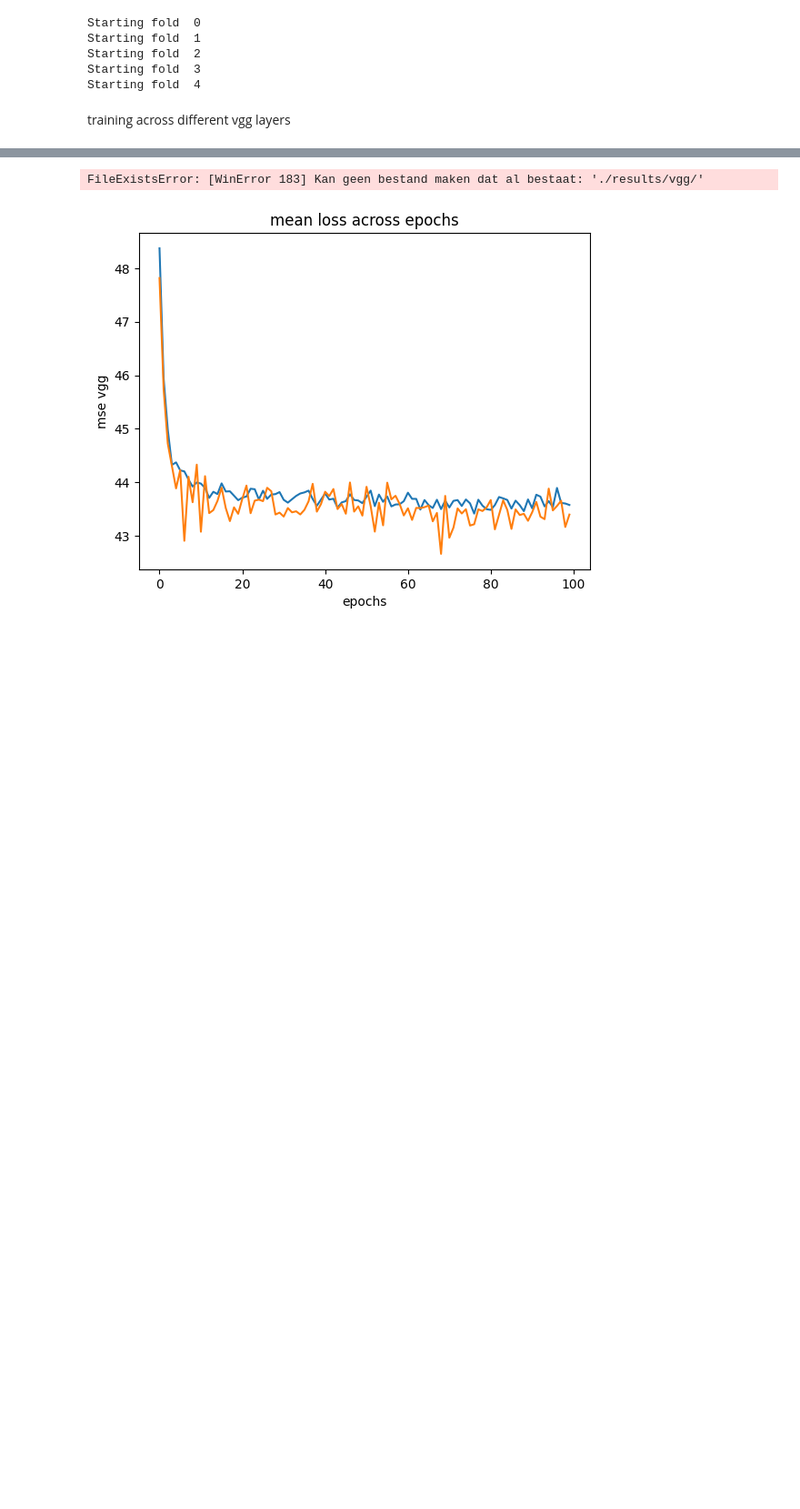
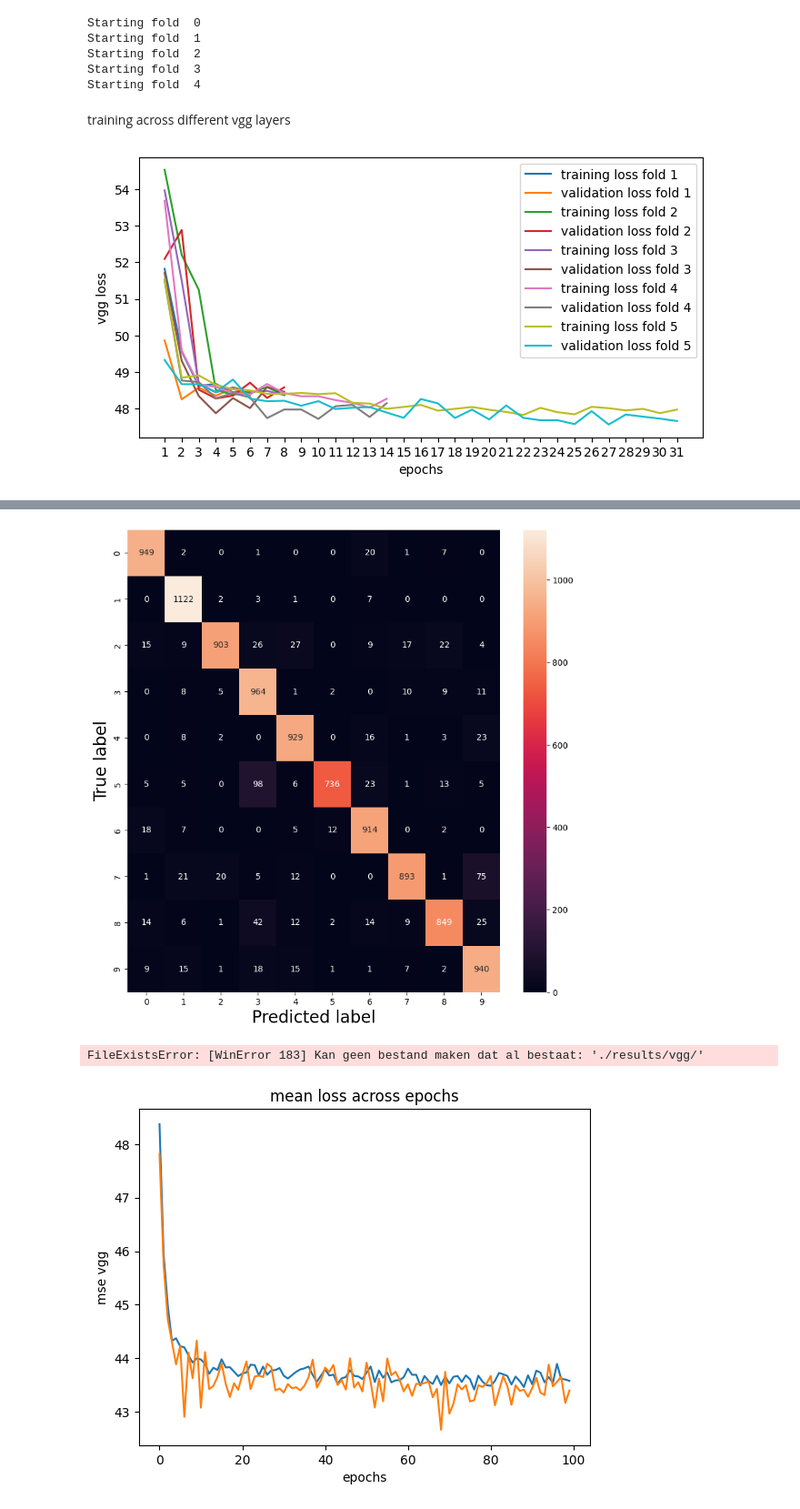
Before and after one commit to Lisa-dk/self-supervised-mnist, a Jupyter notebook: HTR_mwe.ipynb, the cells around one changed output, grey strips where cells are left out. Shown at 91% size. Cells and saved outputs as stored; diff of their text form; code cells hidden in the pictures; blank space fills up the shorter version.

```diff
--- a/HTR_mwe.ipynb
+++ b/HTR_mwe.ipynb
@@ -639,12 +639,12 @@ else:
 
 res_dir = f"./results/self_hcr/{loss_name}_{layer}"
 
-train_losses = [np.load(res_dir + f'/train_losses_epoch_f{fold}') for fold in range(len(folds))]
-val_losses = [np.load(res_dir + f'/validation_losses_epoch_f{fold}') for fold in range(len(folds))]
+train_losses = [np.load(res_dir + f'/train_losses_epoch_f{fold}.npy') for fold in range(len(folds))]
+val_losses = [np.load(res_dir + f'/validation_losses_f{fold}.npy') for fold in range(len(folds))]
 
 fig = plt.figure(figsize=(8, 4))
 
-max_epochs = max([len(train_losses[i]) for i in len(train_losses)])
+max_epochs = max([len(train_losses[i]) for i in range(len(train_losses))])
 for i in range(len(train_losses)):
 	plt.plot(np.arange(len(train_losses[i])), train_losses[i], label=f"training loss fold {i + 1}")
 	plt.plot(val_losses[i], label=f"validation loss fold {i + 1}")
@@ -662,41 +662,32 @@ plt.xticks(np.arange(0, max_epochs), labels = np.arange(1, max_epochs + 1))
 plt.xlabel("epochs")
 plt.ylabel(f"{loss_name} loss")
 if aug:
 	plt.savefig(f"./results/self_hcr_{loss_name}_loss_aug.png", dpi=300)
 else:
 	plt.savefig(f"./results/self_hcr_{loss_name}_loss.png", dpi=300)
 plt.show()
 
 
 models = [tf.keras.models.load_model(res_dir + f'/mnist_super_hcr_f{fold}.keras') for fold in range(len(folds))]
 preds = [model.predict(x_test) for model in models]
 
-mean_tr_acc = np.mean([res[i].history['acc'][-1] for i in range(len(res.keys()))])
-std_tr_acc = np.std([res[i].history['acc'][-1] for i in range(len(res.keys()))])
-
-print("Mean tr acc:", mean_tr_acc, "std tr acc:", std_tr_acc)
-
-mean_val_acc = np.mean([res[i].history['val_acc'][-1] for i in range(len(res.keys()))])
-stdval_acc = np.std([res[i].history['val_acc'][-1] for i in range(len(res.keys()))])
-
-print("Mean val acc:", mean_val_acc, "std val acc:", stdval_acc)
-
-y_pred = np.mean([preds[i] for i in range(len(preds.keys()))], axis=0)
+y_pred = np.mean([preds[i] for i in range(len(preds))], axis=0)
 print(y_pred.shape)
 
 y_pred = np.argmax(y_pred, axis = 1)
 y_true = np.argmax(y_test, axis = 1)
 
 accuracy = accuracy_score(y_true, y_pred)
 conf_mat = confusion_matrix(y_true, y_pred)
 
 print("Test accuracy:", accuracy)
 
 fig = plt.figure(figsize=(10, 10))
 sns.heatmap(conf_mat, annot=True, fmt='g')
 plt.ylabel("True label", fontsize=20)
 plt.xlabel("Predicted label", fontsize=20)
 if aug:
 	plt.savefig('super_hcr_confmat_aug.png')
 plt.show()
 # %% [output]
+[figure, added]
@@ -704,3 +706,4 @@ FileNotFoundError: [Errno 2] No such file or directory: './results/self_hcr/vgg_
+[figure, added]
 # %%
 import glob
 # Make gif
```
Also changed, not shown: parts of 1 cell of this notebook.
